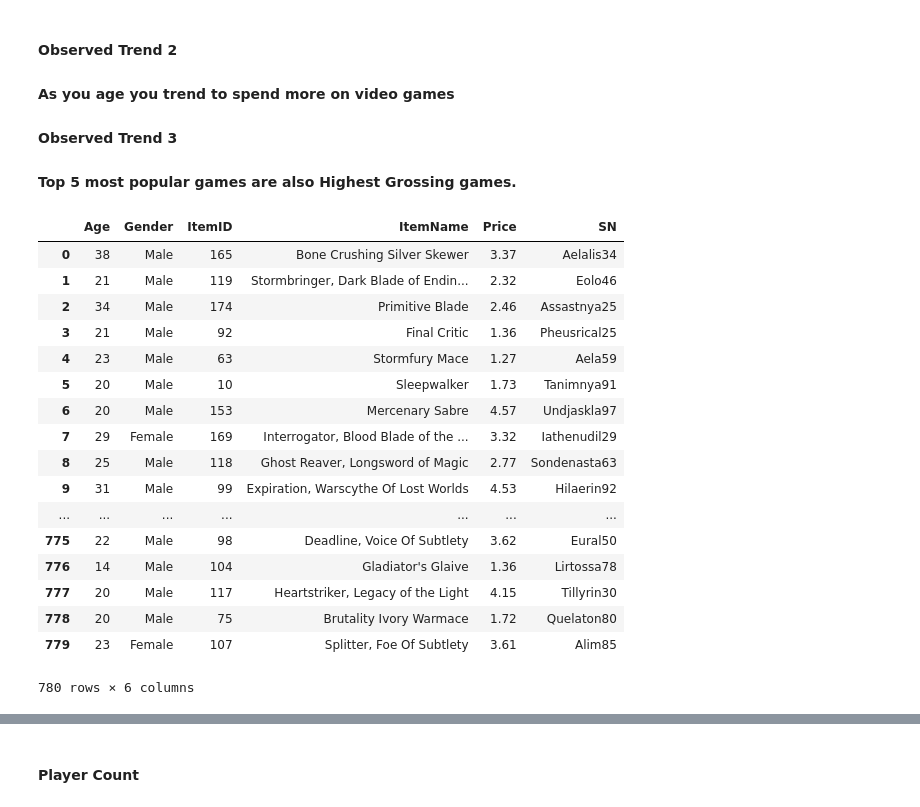
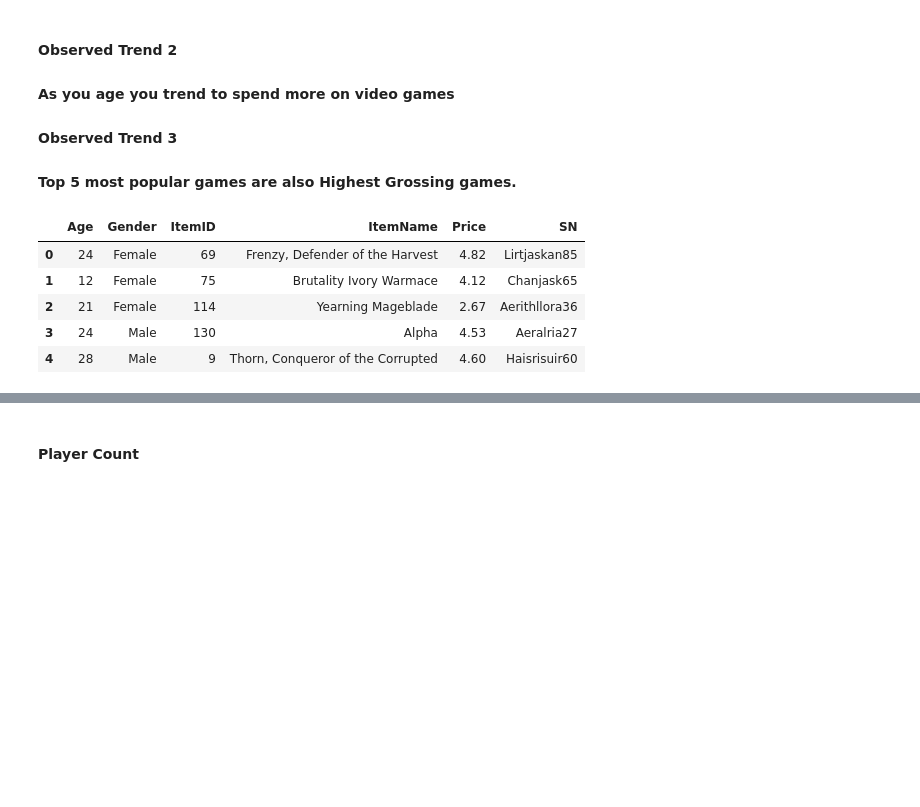
Before and after one commit to kundami/python-challenge, a Jupyter notebook: PyPandas/Pymoli.ipynb, the cells around one changed output, grey strips where cells are left out. Cells and saved outputs as stored; diff of their text form; code cells hidden in the pictures; blank space fills up the shorter version.

```diff
--- a/PyPandas/Pymoli.ipynb
+++ b/PyPandas/Pymoli.ipynb
@@ -11,28 +11,16 @@ import pandas as pd
 import numpy as np
 import matplotlib.pyplot as plt
 # %%
-df = pd.read_json("purchase_data.json")
+df = pd.read_json("purchase_data_2.json")
 df.columns = [ 'Age','Gender','ItemID','ItemName','Price','SN']
-df
+df.head(5)
 # %% [output]
 |  | Age | Gender | ItemID | ItemName | Price | SN |
-| 0 | 38 | Male | 165 | Bone Crushing Silver Skewer | 3.37 | Aelalis34 |
-| 1 | 21 | Male | 119 | Stormbringer, Dark Blade of Endin... | 2.32 | Eolo46 |
-| 2 | 34 | Male | 174 | Primitive Blade | 2.46 | Assastnya25 |
-| 3 | 21 | Male | 92 | Final Critic | 1.36 | Pheusrical25 |
-| 4 | 23 | Male | 63 | Stormfury Mace | 1.27 | Aela59 |
-| 5 | 20 | Male | 10 | Sleepwalker | 1.73 | Tanimnya91 |
-| 6 | 20 | Male | 153 | Mercenary Sabre | 4.57 | Undjaskla97 |
-| 7 | 29 | Female | 169 | Interrogator, Blood Blade of the ... | 3.32 | Iathenudil29 |
-| 8 | 25 | Male | 118 | Ghost Reaver, Longsword of Magic | 2.77 | Sondenasta63 |
-| 9 | 31 | Male | 99 | Expiration, Warscythe Of Lost Worlds | 4.53 | Hilaerin92 |
-| ... | ... | ... | ... | ... | ... | ... |
-| 775 | 22 | Male | 98 | Deadline, Voice Of Subtlety | 3.62 | Eural50 |
-| 776 | 14 | Male | 104 | Gladiator's Glaive | 1.36 | Lirtossa78 |
-| 777 | 20 | Male | 117 | Heartstriker, Legacy of the Light | 4.15 | Tillyrin30 |
-| 778 | 20 | Male | 75 | Brutality Ivory Warmace | 1.72 | Quelaton80 |
-| 779 | 23 | Female | 107 | Splitter, Foe Of Subtlety | 3.61 | Alim85 |
+| 0 | 24 | Female | 69 | Frenzy, Defender of the Harvest | 4.82 | Lirtjaskan85 |
+| 1 | 12 | Female | 75 | Brutality Ivory Warmace | 4.12 | Chanjask65 |
+| 2 | 21 | Female | 114 | Yearning Mageblade | 2.67 | Aerithllora36 |
+| 3 | 24 | Male | 130 | Alpha | 4.53 | Aeralria27 |
+| 4 | 28 | Male | 9 | Thorn, Conqueror of the Corrupted | 4.60 | Haisrisuir60 |
-780 rows × 6 columns
 # %%
 df2 = pd.read_json("purchase_data_2.json")
 df2.columns = [ 'Age','Gender','ItemID','ItemName','Price','SN']
```
Also changed, not shown: parts of 16 cells of this notebook, 1 other file.
